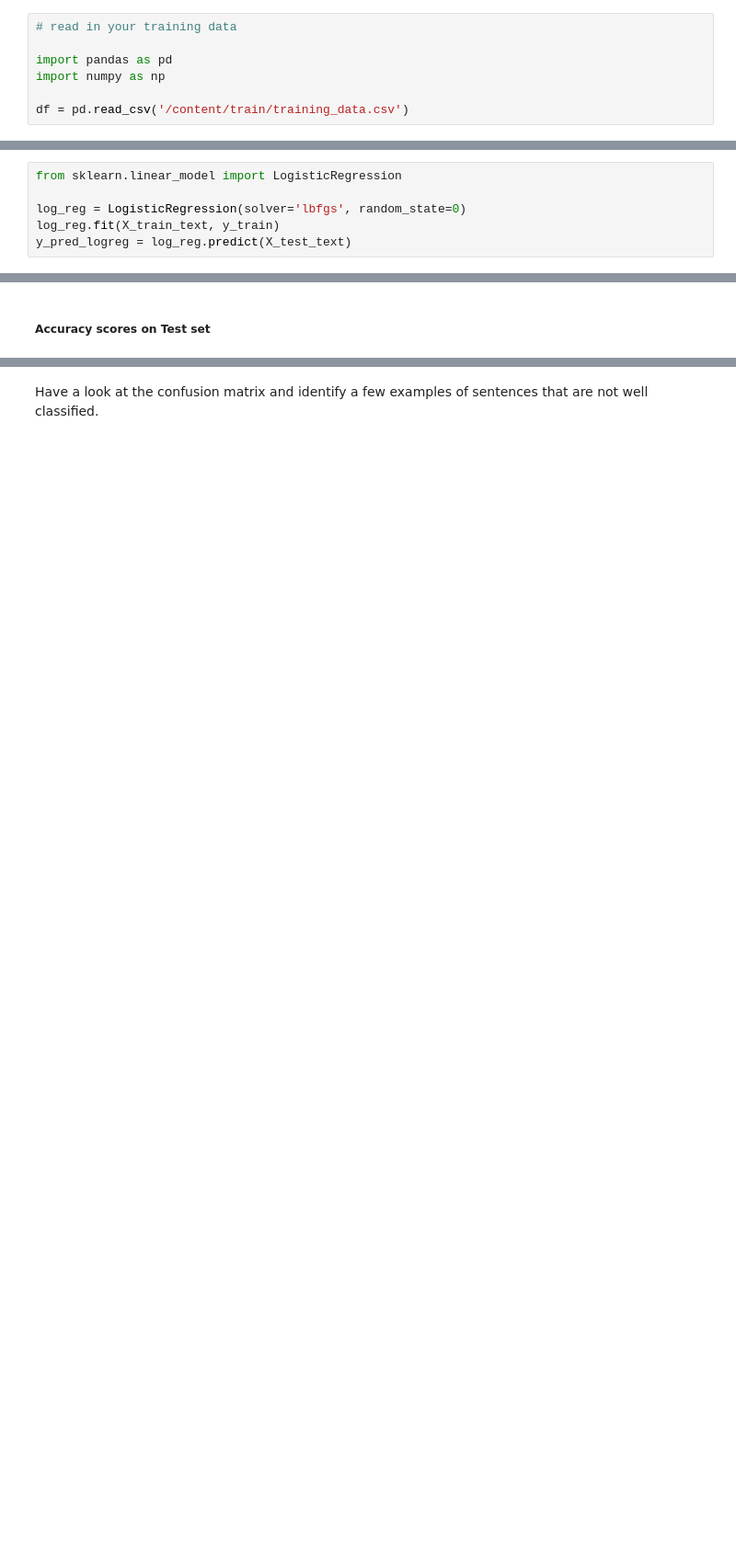
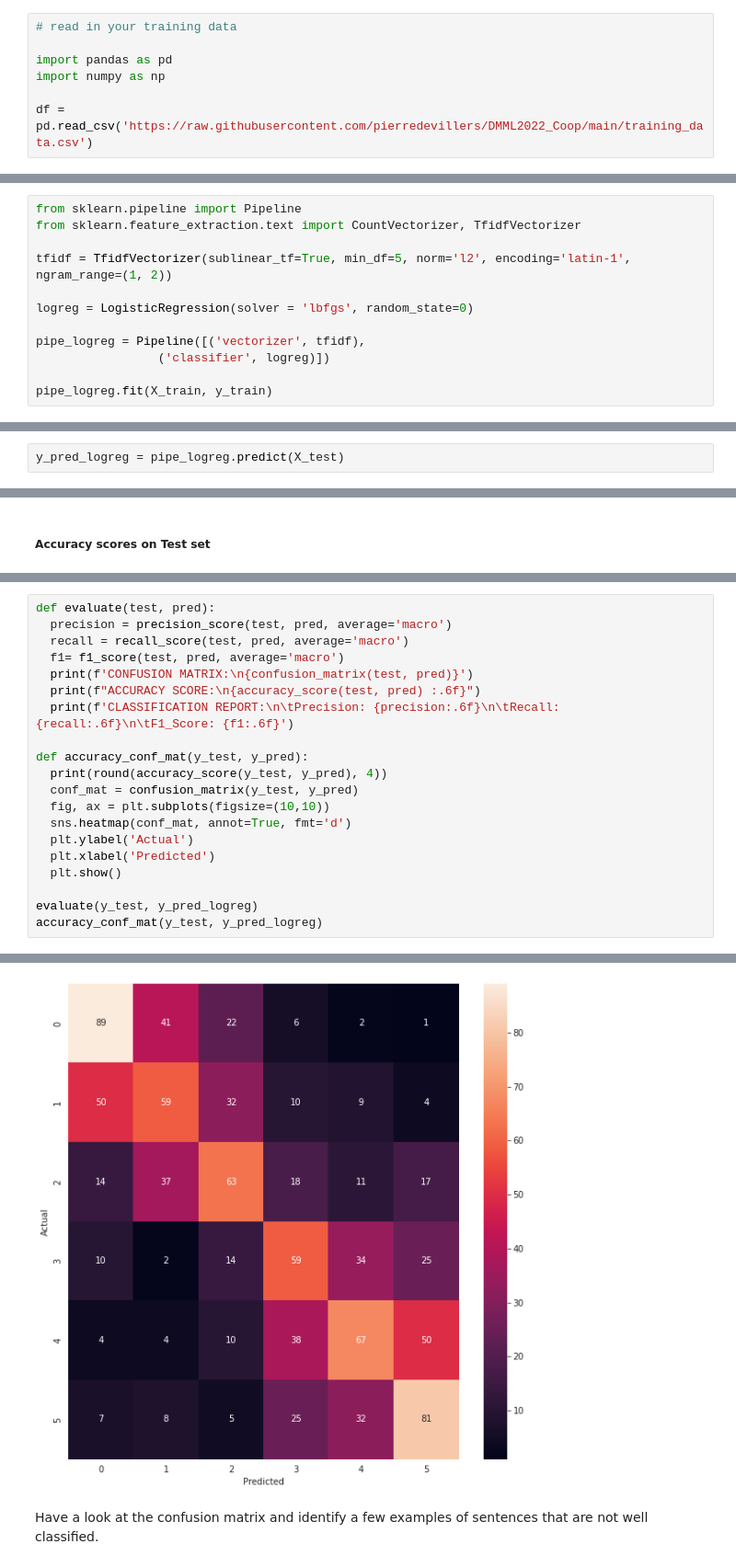
Before and after one commit to pierredevillers/DMML2022_Coop, a Jupyter notebook: Project_Coop_2022.ipynb, the cells around one changed output, grey strips where cells are left out. Shown at 92% size. Cells and saved outputs as stored; diff of their text form; blank space fills up the shorter version.

```diff
--- a/Project_Coop_2022.ipynb
+++ b/Project_Coop_2022.ipynb
@@ -141,4 +145,4 @@ from sklearn. preprocessing import StandardScaler
 import pandas as pd
 import numpy as np
 
-df = pd.read_csv('/content/train/training_data.csv')
+df = pd.read_csv('https://raw.githubusercontent.com/pierredevillers/DMML2022_Coop/main/training_data.csv')
@@ -258,6 +359,12 @@ print(X_test_text.shape)
-# %%
-from sklearn.linear_model import LogisticRegression
-
-log_reg = LogisticRegression(solver='lbfgs', random_state=0)
-log_reg.fit(X_train_text, y_train)
-y_pred_logreg = log_reg.predict(X_test_text)
+# %%
+from sklearn.pipeline import Pipeline
+from sklearn.feature_extraction.text import CountVectorizer, TfidfVectorizer
+
+tfidf = TfidfVectorizer(sublinear_tf=True, min_df=5, norm='l2', encoding='latin-1', ngram_range=(1, 2))
+
+logreg = LogisticRegression(solver = 'lbfgs', random_state=0)
+
+pipe_logreg = Pipeline([('vectorizer', tfidf),
+                 ('classifier', logreg)])
+
+pipe_logreg.fit(X_train, y_train)
@@ -264,2 +376,4 @@ y_pred_logreg = log_reg.predict(X_test_text)
+# %%
+y_pred_logreg = pipe_logreg.predict(X_test)
 # %% [markdown]
 Calculate accuracy, precision, recall and F1 score on the test set.
@@ -291,0 +390,21 @@ print(f"F1 score:\n{logreg_f1_score:.4f}")
+# %%
+def evaluate(test, pred):
+  precision = precision_score(test, pred, average='macro')
+  recall = recall_score(test, pred, average='macro')
+  f1= f1_score(test, pred, average='macro')
+  print(f'CONFUSION MATRIX:\n{confusion_matrix(test, pred)}')
+  print(f"ACCURACY SCORE:\n{accuracy_score(test, pred) :.6f}")
+  print(f'CLASSIFICATION REPORT:\n\tPrecision: {precision:.6f}\n\tRecall: {recall:.6f}\n\tF1_Score: {f1:.6f}')
+
+def accuracy_conf_mat(y_test, y_pred):
+  print(round(accuracy_score(y_test, y_pred), 4))
+  conf_mat = confusion_matrix(y_test, y_pred)
+  fig, ax = plt.subplots(figsize=(10,10))
+  sns.heatmap(conf_mat, annot=True, fmt='d')
+  plt.ylabel('Actual')
+  plt.xlabel('Predicted')
+  plt.show()
+
+evaluate(y_test, y_pred_logreg)
+accuracy_conf_mat(y_test, y_pred_logreg)
+# %% [output]
@@ -292,2 +425,3 @@ print(f"F1 score:\n{logreg_f1_score:.4f}")
+[figure, added]
 # %% [markdown]
 Have a look at the confusion matrix and identify a few examples of sentences that are not well classified.
```
Also changed, not shown: parts of 54 cells of this notebook.
